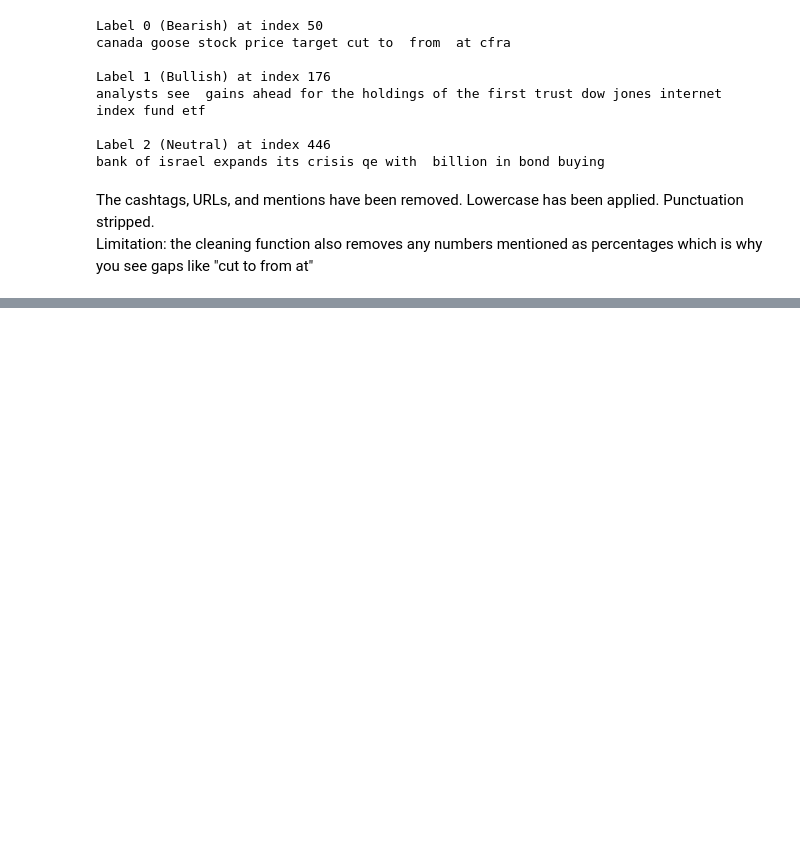
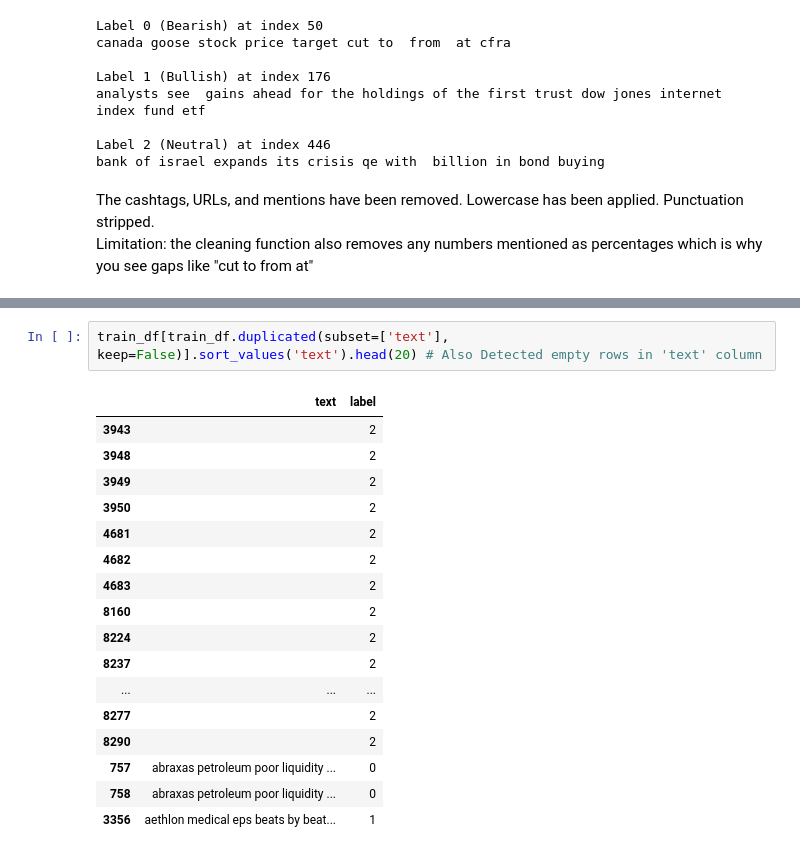
Before and after one commit to Benn800/financial-sentiment-analysis, a Jupyter notebook: financial_sentiment_analysis.ipynb, the cells around one changed output, grey strips where cells are left out. Cells and saved outputs as stored; diff of their text form; blank space fills up the shorter version.

```diff
--- a/financial_sentiment_analysis.ipynb
+++ b/financial_sentiment_analysis.ipynb
@@ -168,0 +180,20 @@ bank of israel expands its crisis qe with  billion in bond buying
+# %%
+train_df[train_df.duplicated(subset=['text'], keep=False)].sort_values('text').head(20) # Also Detected empty rows in 'text' column
+# %% [output]
+|  | text | label |
+| 3943 |  | 2 |
+| 3948 |  | 2 |
+| 3949 |  | 2 |
+| 3950 |  | 2 |
+| 4681 |  | 2 |
+| 4682 |  | 2 |
+| 4683 |  | 2 |
+| 8160 |  | 2 |
+| 8224 |  | 2 |
+| 8237 |  | 2 |
+| ... | ... | ... |
+| 8277 |  | 2 |
+| 8290 |  | 2 |
+| 757 | abraxas petroleum poor liquidity ... | 0 |
+| 758 | abraxas petroleum poor liquidity ... | 0 |
+| 3356 | aethlon medical eps beats by beat... | 1 |
```
Also changed, not shown: parts of 18 cells of this notebook.
